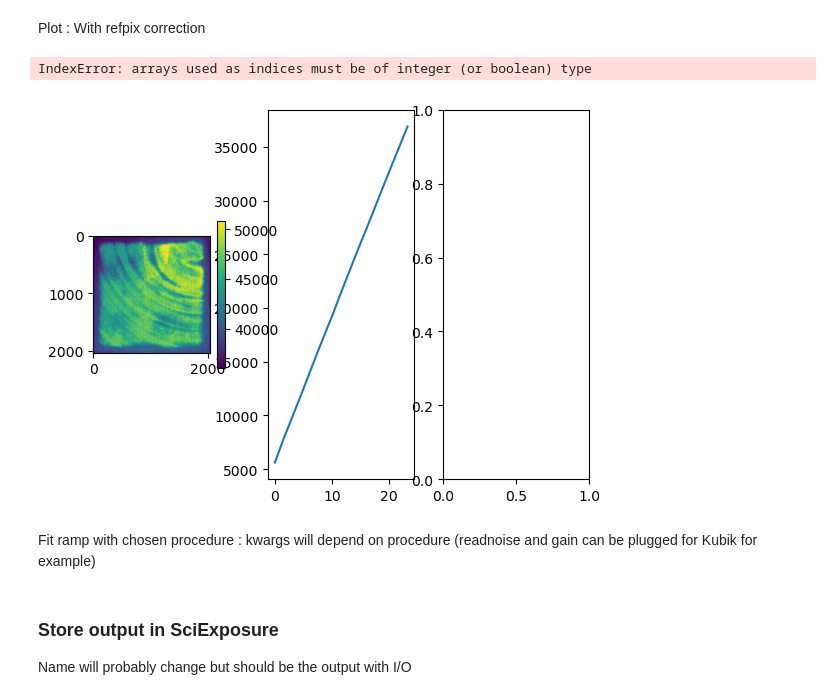
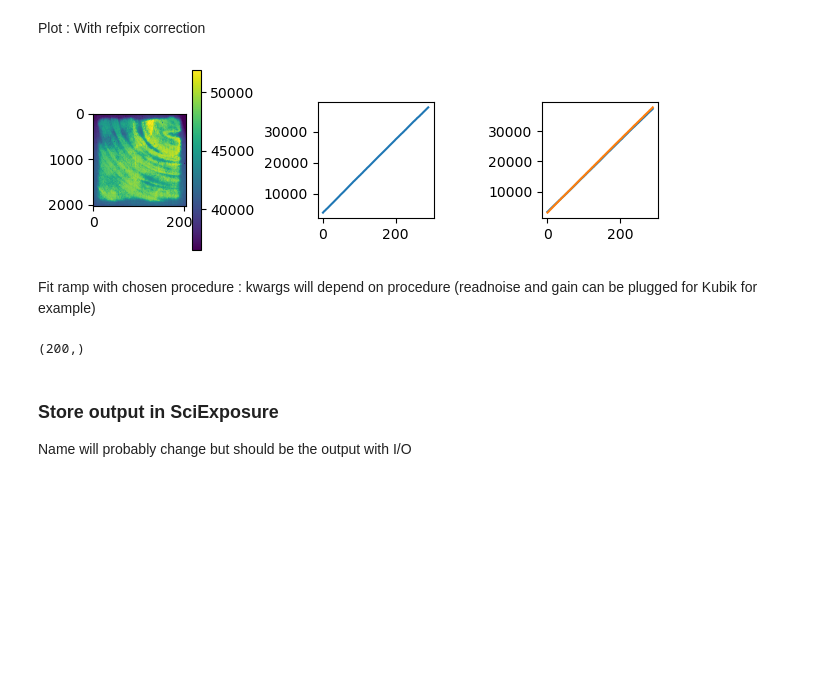
Before and after one commit to m-aubert/mercupix, a Jupyter notebook: notebook/Test_mercupix.ipynb, the cells around one changed output. Saved outputs shown, nothing was run; the diff lists cells and outputs as text; code cells hidden in the pictures; blank space fills up the shorter version.

```diff
--- a/notebook/Test_mercupix.ipynb
+++ b/notebook/Test_mercupix.ipynb
@@ -7,7 +7,8 @@ import numpy as np
 # %% [markdown]
 ### Read raw ramp and "process"
 # %%
-ramp = RawRamp.from_filename('/ip2i/lyoeuclidsrv04/data1/euclid/IP2I/Setup_Euclid/OT/L0/RUN012/100K/1760768792.18-20251023_02h28_21-ip2i:la_led1_1900aduf_1f17_3spectro_r15-asic_01-acq.h5',
+path_to_h5 = '/Users/marieaubert/Lazuli/data/'
+ramp = RawRamp.from_filename(filename='1739179234.69-20250213_04h31_11-one_ramp-asic_01-acq.h5',
                   frame_path='/run/seq_1/asic_1/ramp_1/frames',
                    time_arr_path='/run/seq_1/env_measures/')
 
@@ -27,16 +31,15 @@ plt.show()
 # %% [markdown]
 Plot :  With refpix correction
 # %%
-fig, axs = plt.subplots(1,3)
+fig, axs = plt.subplots(1,3, subplot_kw=dict(box_aspect=1))
 fig = ramp.show_frame(frame_num=-1, fig=fig, ax=axs[0], corr_refpix=True) # Frame to be chosen, default to 0
 fig = ramp.show_pixramp(pixel_num=2040*10, fig=fig, ax=axs[1], corr_refpix=True)  # Example get one ramp for a single pixel.
-fig = ramp.show_pixramp(pixel_num=slice(4,6,1), fig=fig, ax=axs[2], corr_refpix=True)  # Example get one ramp for several pixel.
+fig = ramp.show_pixramp(pixel_num=slice(4,6), fig=fig, ax=axs[2], corr_refpix=True)  # Example get one ramp for several pixel.
 # Small issue with axes sizes.
 plt.tight_layout()
 plt.show()
 # %% [output]
-IndexError: arrays used as indices must be of integer (or boolean) type
-[figure, old version]
+[figure, new version]
 # %% [markdown]
 Fit ramp with chosen procedure :
 kwargs will depend on procedure (readnoise and gain can be plugged for Kubik for example)
@@ -43 +48,5 @@ kwargs will depend on procedure (readnoise and gain can be plugged for Kubik for
+# %%
+ramp.t_read.shape
+# %% [output]
+(200,)
 # %%
```
Also changed, not shown: parts of 10 cells of this notebook, 7 other files.
